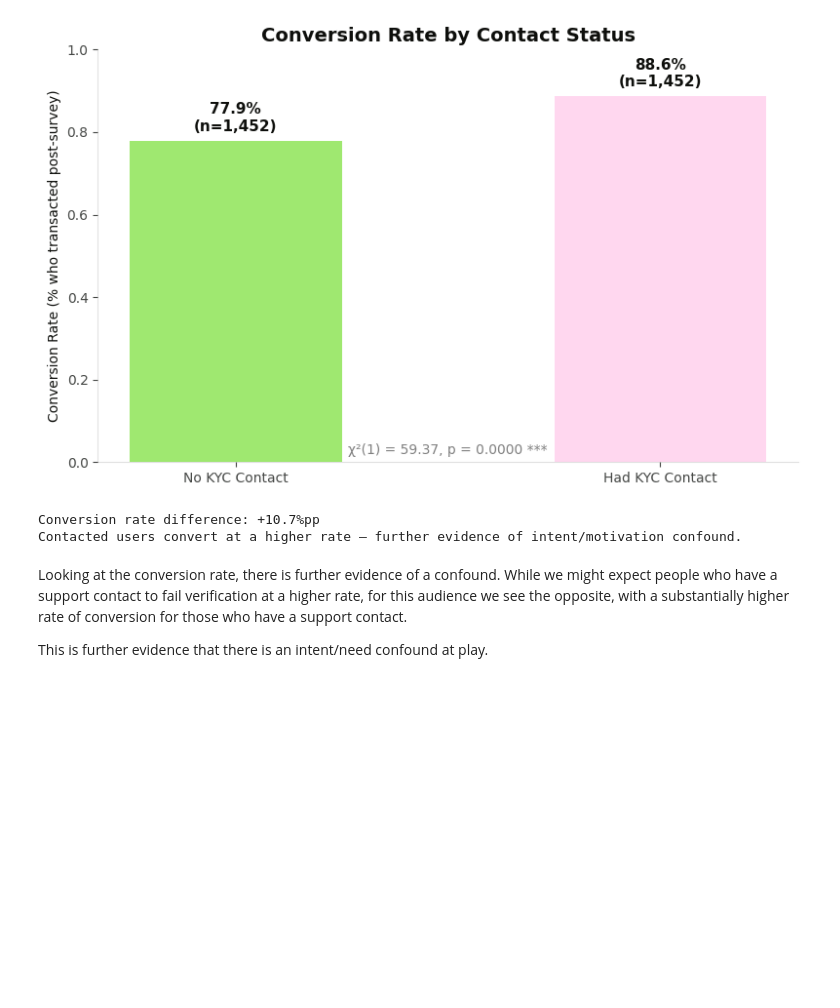
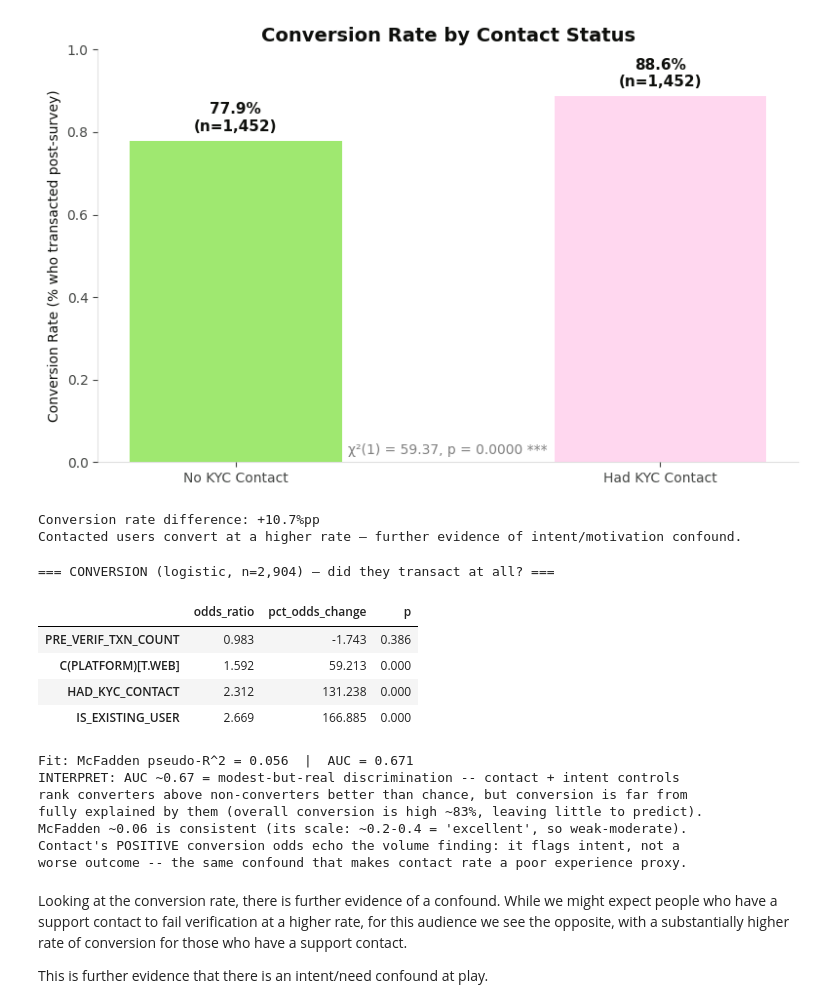
Before and after one commit to bcarroll-wise/business-ces-contact-impact, a Jupyter notebook: CES and Contacts and Follow On transaction.ipynb, the cells around one changed output. Saved outputs shown, nothing was run; the diff lists cells and outputs as text; code cells hidden in the pictures; blank space fills up the shorter version.

```diff
--- a/CES and Contacts and Follow On transaction.ipynb
+++ b/CES and Contacts and Follow On transaction.ipynb
@@ -525,6 +535,57 @@ print("Contacted users convert at a higher rate — further evidence of intent/m
 [figure]
 Conversion rate difference: +10.7%pp
 Contacted users convert at a higher rate — further evidence of intent/motivation confound.
+# %%
+# --- CONVERSION model + fit metrics for a binary outcome ----------------------
+# The chart above shows the RAW conversion gap; this models it with intent controls
+# and reports the right fit measures for a 0/1 outcome (there is no ordinary R^2):
+#   * McFadden pseudo-R^2 (.prsquared): log-likelihood gain over an intercept-only
+#     model. NOT the OLS scale -- 0.2-0.4 already counts as 'excellent'.
+#   * AUC (area under ROC): prob. the model ranks a converter above a non-converter.
+#     0.5 = chance, 0.7-0.8 = decent, >0.8 = strong.
+from sklearn.metrics import roc_auc_score
+
+conv_df = txn_agg.copy()
+conv_df['converted'] = conv_df['first_transaction_date'].notna().astype(int)
+# Intent controls are added to txn_agg in a later cell; derive them here from
+# full_data so this cell is self-sufficient regardless of run order.
+conv_df['IS_EXISTING_USER'] = conv_df['PROFILE_ID'].map(
+    full_data.groupby('PROFILE_ID')['IS_EXISTING_USER'].first()).fillna(0).astype(int)
+conv_df['PRE_VERIF_TXN_COUNT'] = conv_df['PROFILE_ID'].map(
+    full_data.groupby('PROFILE_ID')['PRE_VERIF_TXN_COUNT'].first()).fillna(0).astype(int)
+
+rhs_conv = 'HAD_KYC_CONTACT + IS_EXISTING_USER + PRE_VERIF_TXN_COUNT + C(PLATFORM)'
+logit_conv = smf.logit(f'converted ~ {rhs_conv}', data=conv_df).fit(disp=False)
+
+conv_fx = (pd.DataFrame({'odds_ratio': np.exp(logit_conv.params),
+                         'pct_odds_change': (np.exp(logit_conv.params) - 1) * 100,
+                         'p': logit_conv.pvalues})
+             .drop(index='Intercept'))
+print(f"=== CONVERSION (logistic, n={int(logit_conv.nobs):,}) — did they transact at all? ===")
+display(conv_fx.sort_values('pct_odds_change').round(3))
+
+auc = roc_auc_score(conv_df['converted'], logit_conv.predict())
+print(f"\nFit: McFadden pseudo-R^2 = {logit_conv.prsquared:.3f}  |  AUC = {auc:.3f}")
+print("INTERPRET: AUC ~0.67 = modest-but-real discrimination -- contact + intent controls")
+print("rank converters above non-converters better than chance, but conversion is far from")
+print("fully explained by them (overall conversion is high ~83%, leaving little to predict).")
+print("McFadden ~0.06 is consistent (its scale: ~0.2-0.4 = 'excellent', so weak-moderate).")
+print("Contact's POSITIVE conversion odds echo the volume finding: it flags intent, not a")
+print("worse outcome -- the same confound that makes contact rate a poor experience proxy.")
+# %% [output]
+=== CONVERSION (logistic, n=2,904) — did they transact at all? ===
+|  | odds_ratio | pct_odds_change | p |
+| PRE_VERIF_TXN_COUNT | 0.983 | -1.743 | 0.386 |
+| C(PLATFORM)[T.WEB] | 1.592 | 59.213 | 0.000 |
+| HAD_KYC_CONTACT | 2.312 | 131.238 | 0.000 |
+| IS_EXISTING_USER | 2.669 | 166.885 | 0.000 |
+Fit: McFadden pseudo-R^2 = 0.056  |  AUC = 0.671
+INTERPRET: AUC ~0.67 = modest-but-real discrimination -- contact + intent controls
+rank converters above non-converters better than chance, but conversion is far from
+fully explained by them (overall conversion is high ~83%, leaving little to predict).
+McFadden ~0.06 is consistent (its scale: ~0.2-0.4 = 'excellent', so weak-moderate).
+Contact's POSITIVE conversion odds echo the volume finding: it flags intent, not a
+worse outcome -- the same confound that makes contact rate a poor experience proxy.
 # %% [markdown]
 Looking at the conversion rate, there is further evidence of a confound. While we might expect people who have a support contact to fail verification at a higher rate, for this audience we see the opposite, with a substantially higher rate of conversion for those who have a support contact.
 
```
Also changed, not shown: parts of 7 cells of this notebook, 3 other files.
